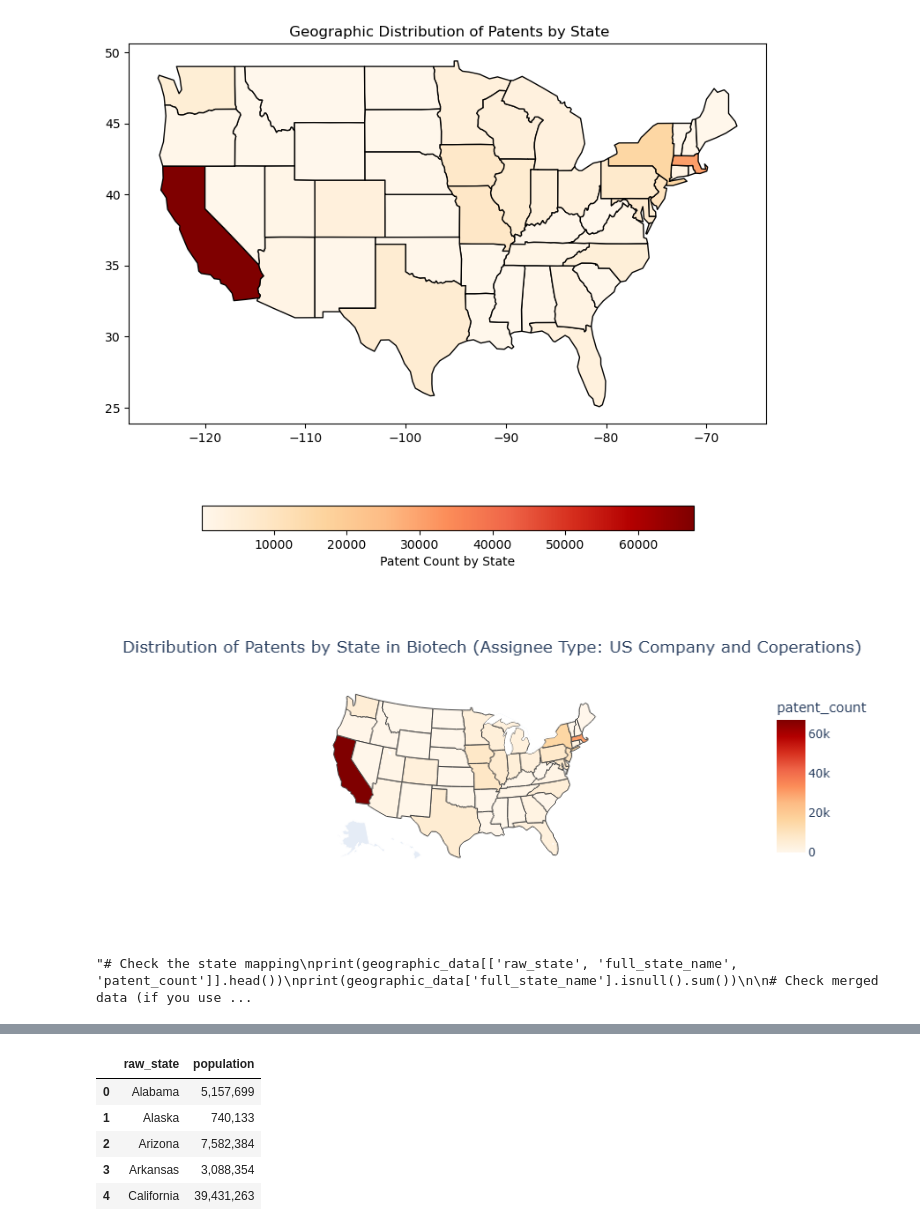
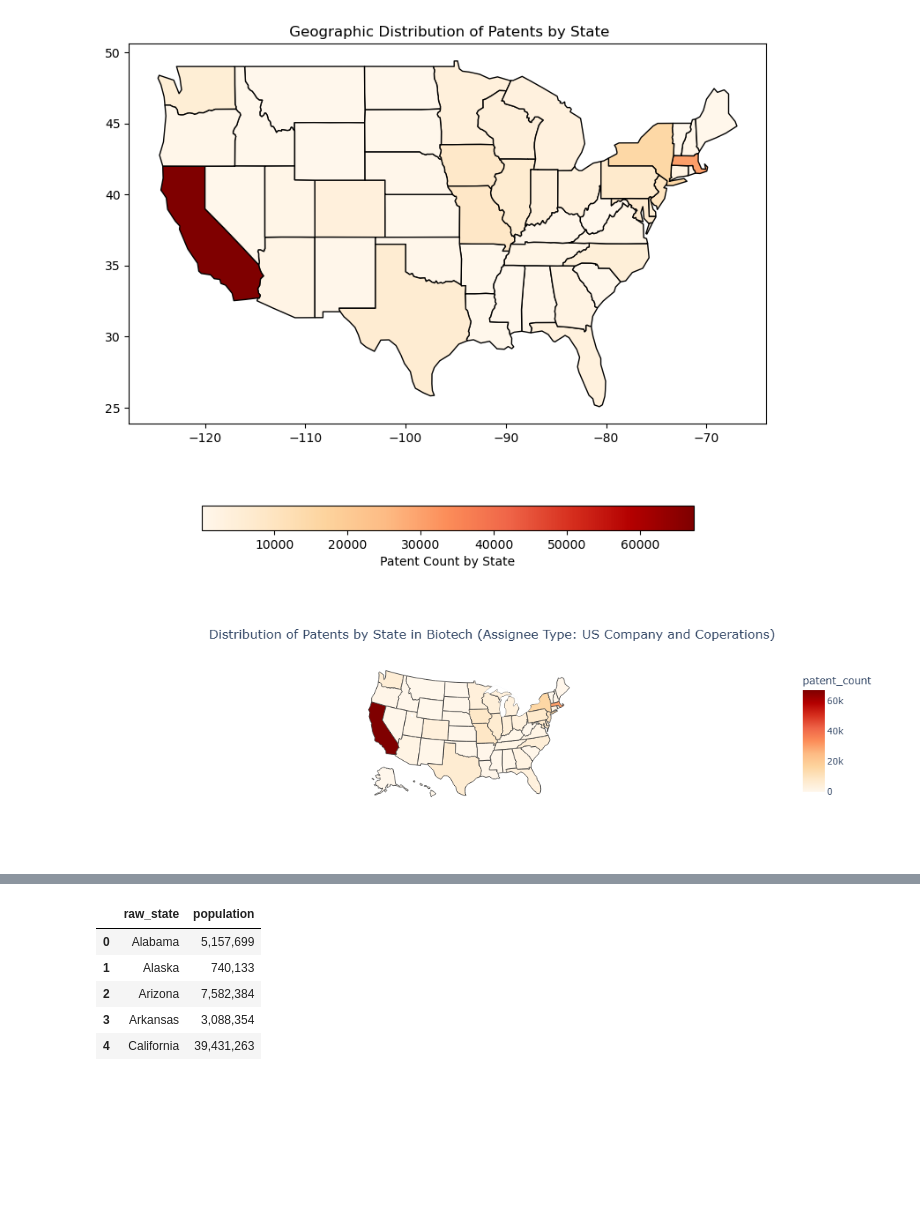
Before and after one commit to PatentsView/PatentsView-Code-Examples, a Jupyter notebook: data-downloads/PatentsView_Duckdb.ipynb, the cells around one changed output, grey strips where cells are left out. Drawn from its saved outputs; the diff is of its cells as text; code cells hidden in the pictures; blank space fills up the shorter version.

```diff
--- a/data-downloads/PatentsView_Duckdb.ipynb
+++ b/data-downloads/PatentsView_Duckdb.ipynb
@@ -423,50 +568,48 @@ plt.title(f' Geographic Distribution of Patents by State')
 plt.show()
 # %% [output]
 [figure]
+# %%
+#Refresh geographic_data to include Alaska and Hawaii
+# Group by 'raw_state' to get the distribution by state
+query_geographic_distribution = """
+SELECT raw_state, COUNT(*) AS patent_count
+FROM filtered_assignee_data
+GROUP BY raw_state
+ORDER BY patent_count DESC
+"""
+
+# Execute the query to get the grouped data
+geographic_data = con.execute(query_geographic_distribution).fetchdf()
 # %%
 # Ensure geographic_data contains the necessary columns: Raw state, assignee type, and patent count
-geographic_data['full_state_name'] = geographic_data['raw_state']
-
-
 
 # Interactive choropleth map
 fig = px.choropleth(
     geographic_data,
     locations="raw_state",  # Full state names in the data
     locationmode="USA-states",  # Map to US states
     color="patent_count",  # Column to define the color scale
     hover_name="raw_state",  # Column for state name in hover
     color_continuous_scale="OrRd",  # Color scale
     scope="usa",  # Focus on the USA map
     title=f"Distribution of Patents by State (Assignee Type: {common_assignee_type})"
 )
 
 # Customize layout
 fig.update_layout(
     title={
         "text": f"Distribution of Patents by State in Biotech (Assignee Type: US Company and Coperations)",
         "x": 0.5,  # Center title
         "xanchor": "center",
         "yanchor": "top"
     },
     geo=dict(
         lakecolor="rgb(255, 255, 255)"  # Make lakes white
     )
 )
 
 # Show map
 fig.show()
 # %% [output]
-[figure, old version]
+[figure, new version]
-# %%
-'''# Check the state mapping
-print(geographic_data[['raw_state', 'full_state_name', 'patent_count']].head())
-print(geographic_data['full_state_name'].isnull().sum())
-
-# Check merged data (if you use the merged dataset for Plotly)
-print(merged.head())
-print(merged.isnull().sum())
-'''
-# %% [output]
-"# Check the state mapping\nprint(geographic_data[['raw_state', 'full_state_name', 'patent_count']].head())\nprint(geographic_data['full_state_name'].isnull().sum())\n\n# Check merged data (if you use ...
 # %%
```
Also changed, not shown: parts of 65 cells of this notebook.
